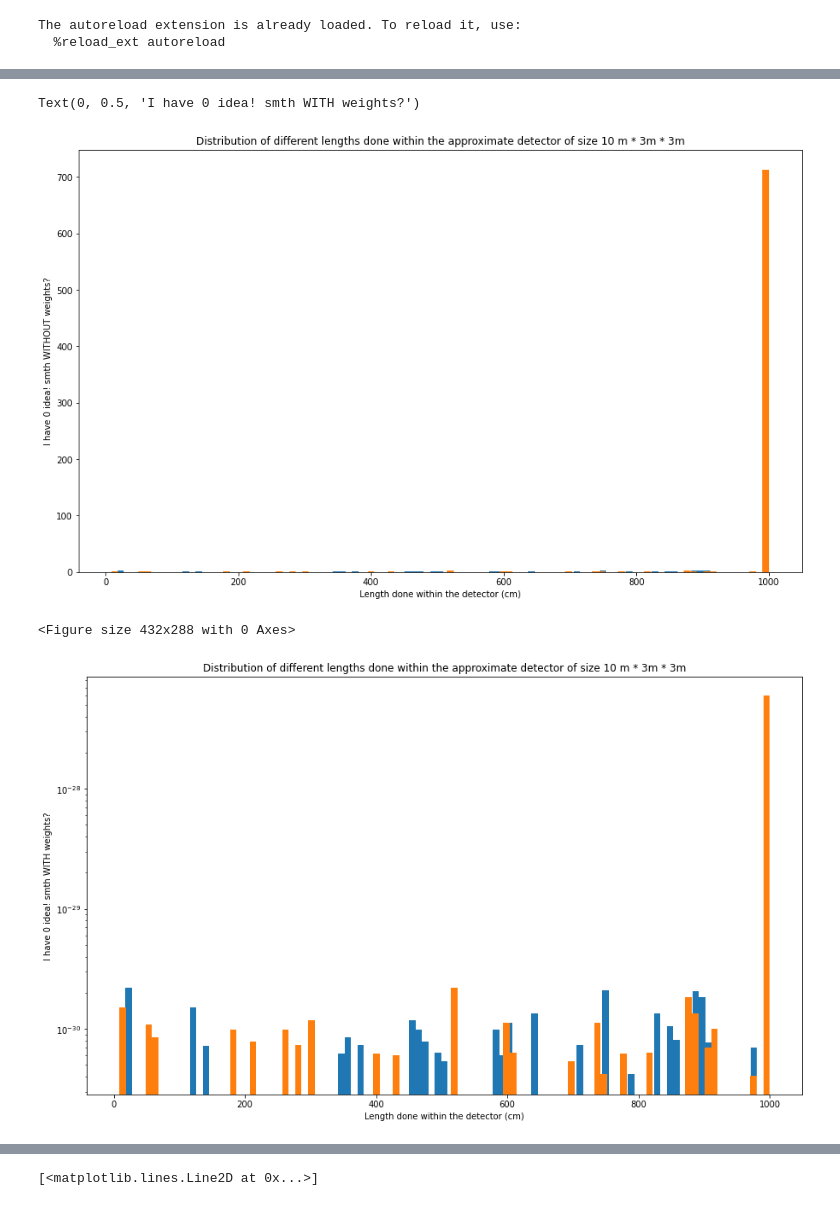
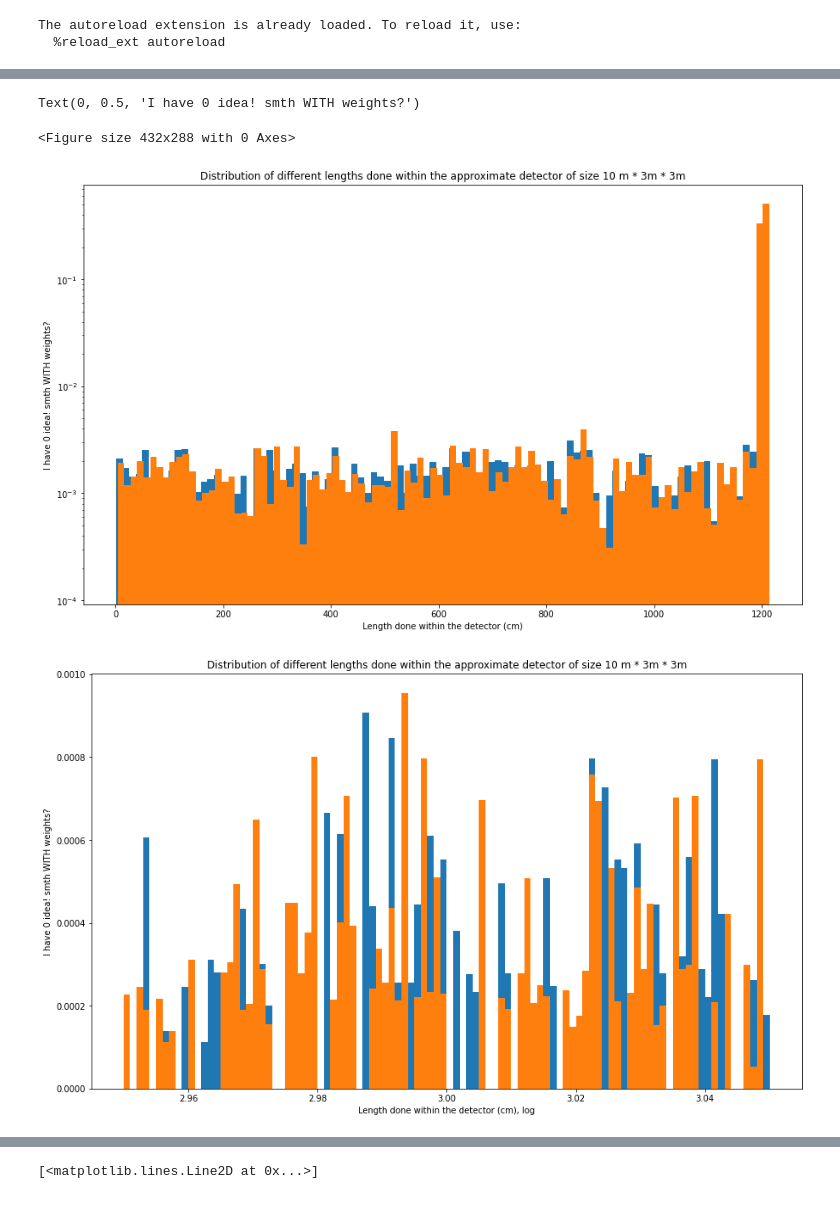
Before and after one commit to mhostert/BIN_MC, a Jupyter notebook: nu_circular_events.ipynb, the cells around one changed output, grey strips where cells are left out. Saved outputs shown, nothing was run; the diff lists cells and outputs as text; code cells hidden in the pictures.

```diff
--- a/nu_circular_events.ipynb
+++ b/nu_circular_events.ipynb
@@ -59,23 +67,30 @@ Text(0, 0.5, 'I have 0 idea! smth WITH weights?')
 # %%
 #weights? self.wnumu_ND and self.wnue_ND (already masked), maybe multiply by self.N_mu = 1e18?
+#plt.figure(figsize = (15,9))
+#plt.hist(np.log10(mdb.heights[:,1])[mdb.mask_numu], bins = 100)
+#plt.hist(mdb.heights[:,2][mdb.mask_nue], bins=100)
+#plt.title("Distribution of different lengths done within the approximate detector of size 10 m * 3m * 3m")
+#plt.xlabel("Length done within the detector (cm)")
+#plt.ylabel("I have 0 idea! smth WITHOUT weights?")
+plt.figure(1)
 plt.figure(figsize = (15,9))
-plt.hist(mdb.heights[:,1][mdb.mask_numu], bins = 100)
-plt.hist(mdb.heights[:,2][mdb.mask_nue], bins=100)
-plt.title("Distribution of different lengths done within the approximate detector of size 10 m * 3m * 3m")
-plt.xlabel("Length done within the detector (cm)")
-plt.ylabel("I have 0 idea! smth WITHOUT weights?")
-plt.figure(2)
-plt.figure(figsize = (15,9))
-plt.hist(mdb.heights[:,1][mdb.mask_numu], bins = 100, weights = mdb.wnumu_ND)
-plt.yscale("log")
-plt.hist(mdb.heights[:,2][mdb.mask_nue], bins=100, weights = mdb.wnue_ND)
+plt.hist(mdb.heights[:,1][mdb.mask_numu], bins = 100, weights = mdb.wnumu_ND/sum(mdb.wnumu_ND))
+plt.hist(mdb.heights[:,2][mdb.mask_nue], bins=100, weights = mdb.wnue_ND/sum(mdb.wnumu_ND))
 plt.title("Distribution of different lengths done within the approximate detector of size 10 m * 3m * 3m")
 plt.xlabel("Length done within the detector (cm)")
 plt.ylabel("I have 0 idea! smth WITH weights?")
+plt.yscale("log")
+plt.figure(2)
+plt.figure(figsize = (15,9))
+plt.hist(np.log10(mdb.heights[:,1])[mdb.mask_numu], bins = 100, weights = mdb.wnumu_ND/sum(mdb.wnumu_ND), range=(2.950, 3.05))
+plt.hist(np.log10(mdb.heights[:,2])[mdb.mask_nue], bins=100, weights = mdb.wnue_ND/sum(mdb.wnumu_ND), range=(2.950,3.05))
+plt.title("Distribution of different lengths done within the approximate detector of size 10 m * 3m * 3m")
+plt.xlabel("Length done within the detector (cm), log")
+plt.ylabel("I have 0 idea! smth WITH weights?")
 # %% [output]
 Text(0, 0.5, 'I have 0 idea! smth WITH weights?')
+<Figure size 432x288 with 0 Axes>
-[figure, old version]
+[figure, new version]
-<Figure size 432x288 with 0 Axes>
-[figure, old version]
+[figure, new version]
 # %%
 plt.figure(figsize = (15,9))
```
Also changed, not shown: parts of 22 cells of this notebook, 22 other files.
